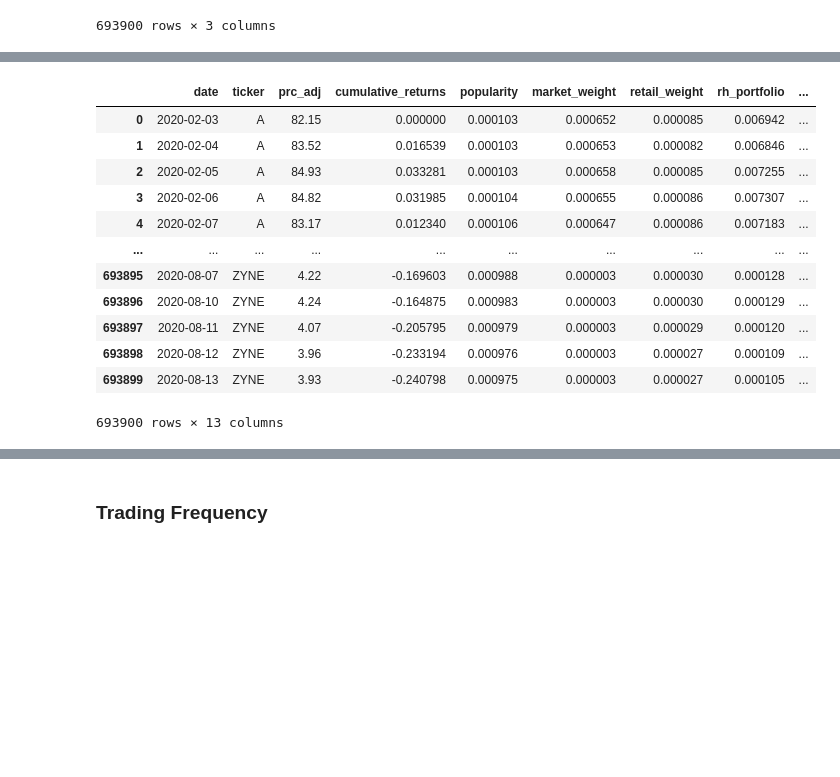
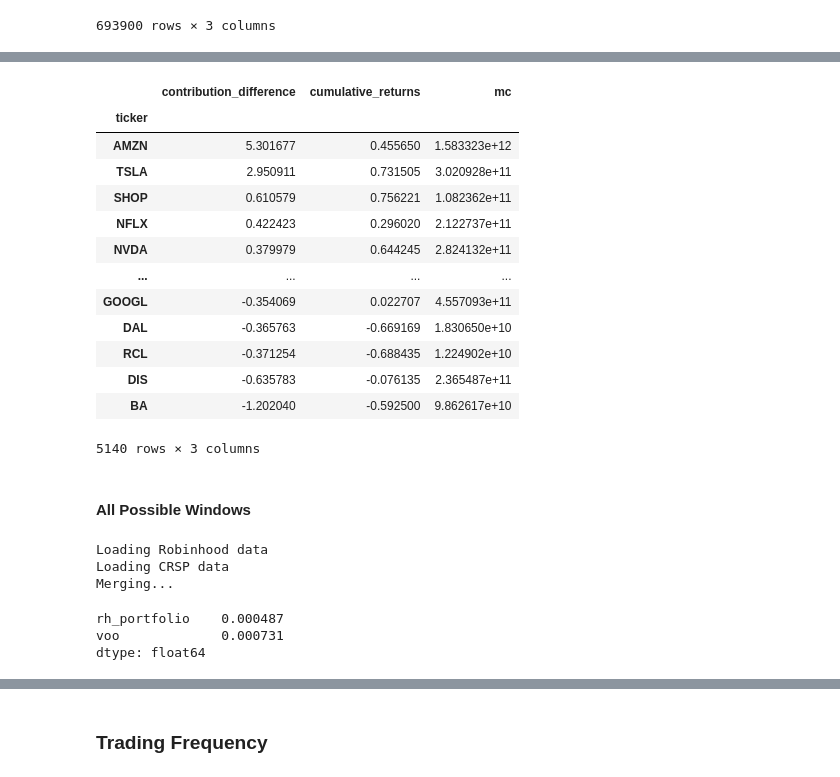
Before and after one commit to FedericoCortesi/Robinhood_data, a Jupyter notebook: test.ipynb, the cells around one changed output, grey strips where cells are left out. Cells and saved outputs as stored; diff of their text form; code cells hidden in the pictures; blank space fills up the shorter version.

```diff
--- a/test.ipynb
+++ b/test.ipynb
@@ -935,14 +757,14 @@ returns.describe()
 # %% [markdown]
 #### Analyzing from the 2020-02-03 Pandemic
 # %%
-from DataLoader import DataLoader
+from src.DataLoader import DataLoader
 import pandas as pd
 import numpy as np
 
-dl = DataLoader(handle_nans="drop", merge=False)
+dl = DataLoader(handle_nans="drop")
 
 
-dl.merge_dfs(start_date="2020-02-03")
+df_merged =dl.merge_dfs(start_date="2020-02-03")
 # %% [output]
 Loading Robinhood data
 Loading CRSP data
@@ -1095,21 +855,33 @@ plt.show()
 # %%
+
 df_covid[["ticker", "contribution_difference", "cumulative_returns", "mc"]].groupby("ticker").agg({
     "contribution_difference":"sum",
     "cumulative_returns":"last",
     "mc":"last"
 }).sort_values(by="contribution_difference", ascending=False)
-df_covid
 # %% [output]
-|  | date | ticker | prc_adj | cumulative_returns | popularity | market_weight | retail_weight | rh_portfolio | ... |
-| 0 | 2020-02-03 | A | 82.15 | 0.000000 | 0.000103 | 0.000652 | 0.000085 | 0.006942 | ... |
-| 1 | 2020-02-04 | A | 83.52 | 0.016539 | 0.000103 | 0.000653 | 0.000082 | 0.006846 | ... |
-| 2 | 2020-02-05 | A | 84.93 | 0.033281 | 0.000103 | 0.000658 | 0.000085 | 0.007255 | ... |
-| 3 | 2020-02-06 | A | 84.82 | 0.031985 | 0.000104 | 0.000655 | 0.000086 | 0.007307 | ... |
-| 4 | 2020-02-07 | A | 83.17 | 0.012340 | 0.000106 | 0.000647 | 0.000086 | 0.007183 | ... |
-| ... | ... | ... | ... | ... | ... | ... | ... | ... | ... |
-| 693895 | 2020-08-07 | ZYNE | 4.22 | -0.169603 | 0.000988 | 0.000003 | 0.000030 | 0.000128 | ... |
-| 693896 | 2020-08-10 | ZYNE | 4.24 | -0.164875 | 0.000983 | 0.000003 | 0.000030 | 0.000129 | ... |
-| 693897 | 2020-08-11 | ZYNE | 4.07 | -0.205795 | 0.000979 | 0.000003 | 0.000029 | 0.000120 | ... |
-| 693898 | 2020-08-12 | ZYNE | 3.96 | -0.233194 | 0.000976 | 0.000003 | 0.000027 | 0.000109 | ... |
-| 693899 | 2020-08-13 | ZYNE | 3.93 | -0.240798 | 0.000975 | 0.000003 | 0.000027 | 0.000105 | ... |
+|  | contribution_difference | cumulative_returns | mc |
+| ticker |  |  |  |
+| AMZN | 5.301677 | 0.455650 | 1.583323e+12 |
+| TSLA | 2.950911 | 0.731505 | 3.020928e+11 |
+| SHOP | 0.610579 | 0.756221 | 1.082362e+11 |
+| NFLX | 0.422423 | 0.296020 | 2.122737e+11 |
+| NVDA | 0.379979 | 0.644245 | 2.824132e+11 |
+| ... | ... | ... | ... |
+| GOOGL | -0.354069 | 0.022707 | 4.557093e+11 |
+| DAL | -0.365763 | -0.669169 | 1.830650e+10 |
+| RCL | -0.371254 | -0.688435 | 1.224902e+10 |
+| DIS | -0.635783 | -0.076135 | 2.365487e+11 |
+| BA | -1.202040 | -0.592500 | 9.862617e+10 |
-693900 rows × 13 columns
+5140 rows × 3 columns
+# %% [markdown]
+#### All Possible Windows
+# %%
+from src.Analyzer import Analyzer
+import numpy as np
+
+an = Analyzer()
+# %% [output]
+Loading Robinhood data
+Loading CRSP data
+Merging...
@@ -1115,0 +892,10 @@ df_covid
+# %%
+time = levels_rh.index[-1] - levels_rh.index[0]
+days = time.days
+
+
+(levels_rh.iloc[-1]/levels_rh.iloc[0])**(1/days) - 1
+# %% [output]
+rh_portfolio    0.000487
+voo             0.000731
+dtype: float64
```
Also changed, not shown: parts of 36 cells of this notebook, 5 other files.
